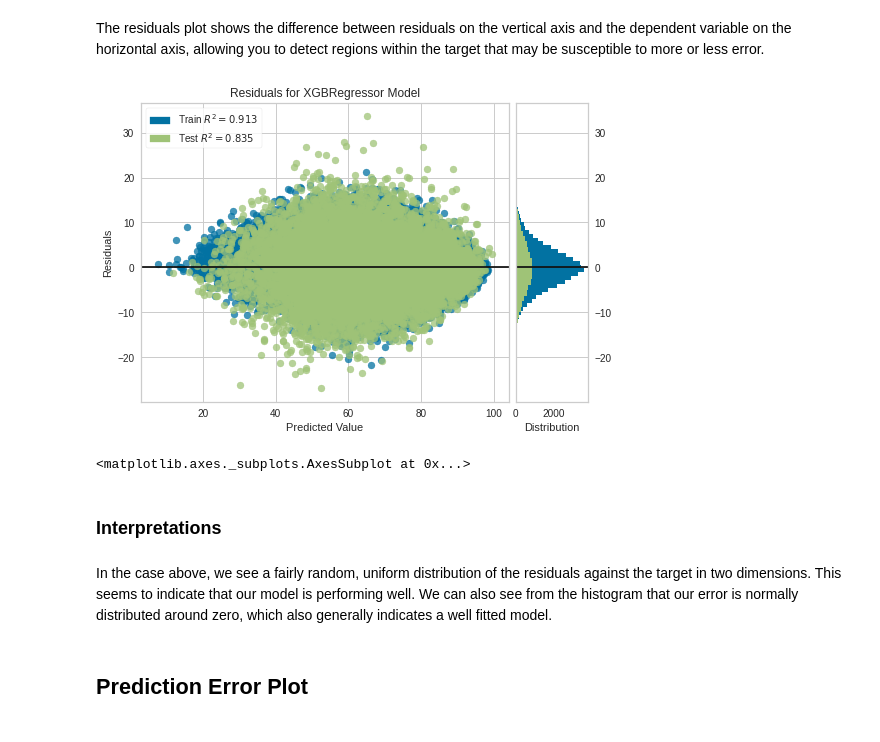
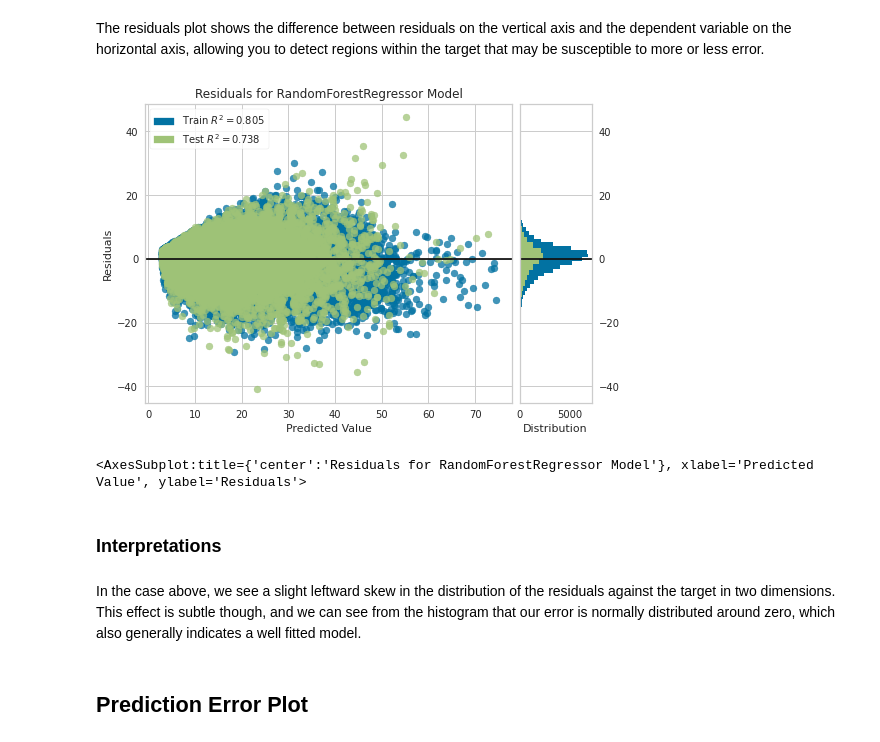
Before and after one commit to jcweaver/broadband-capstone, a Jupyter notebook: notebooks/modeling/poverty_rate/poverty_rate_v2/Error_Analysis_template.ipynb, the cells around one changed output. Cells and saved outputs as stored; diff of their text form; code cells hidden in the pictures.

Commit message:
added notebooks for error analysis and modeling

```diff
--- a/notebooks/modeling/poverty_rate/poverty_rate_v2/Error_Analysis_template.ipynb
+++ b/notebooks/modeling/poverty_rate/poverty_rate_v2/Error_Analysis_template.ipynb
@@ -3,7 +41,27 @@
+# %%
+ind_vars  = ['Wired_Provider_Count',
+             'median_age_overall',
+             'Ookla Median Download Speed (Mbps)',
+             'employment_rate',
+             'pct_computing_device_with_broadband',
+             'pct_only_cellular',
+             'pct_computing_device',
+             'pct_white',
+             'pct_pop_disability',
+             'pct_internet_broadband_satellite',
+             'pct_internet',
+             'pct_internet_broadband_any_type',
+             'pct_pop_20_to_24']
+
+target = ['poverty_rate']
+
+X_train = training_data[ind_vars]
+X_test = test_data[ind_vars]
+y_train = training_data[target]
+y_test = test_data[target]
 # %%
 ## transfer to np array for error analysis
-
-# X_train_1 = np.squeeze(np.asarray(X_train))
-# y_train_1 = np.squeeze(np.asarray(y_train))
-# X_test_1 = np.squeeze(np.asarray(X_test))
-# y_test_1 = np.squeeze(np.asarray(y_test))
+X_train_1 = np.squeeze(np.asarray(X_train))
+y_train_1 = np.squeeze(np.asarray(y_train))
+X_test_1 = np.squeeze(np.asarray(X_test))
+y_test_1 = np.squeeze(np.asarray(y_test))
@@ -16,0 +68,8 @@ import scipy.stats as stats
+# %%
+#Read in model
+with open('/home/ec2-user/capstone/broadband-capstone/models/poverty_rate_random_forest_2.sav', 'rb') as f:
+    rf2 = pickle.load(f)
+# %%
+#Feed in data to model
+rf2.fit(X_train_1,y_train_1)
+y_pred_1 = rf2.predict(X_test_1)
@@ -19,18 +89,18 @@ import scipy.stats as stats
 # %% [markdown]
 The residuals plot shows the difference between residuals on the vertical axis and the dependent variable on the horizontal axis, allowing you to detect regions within the target that may be susceptible to more or less error.
 # %%
-visualizer = ResidualsPlot(xg_reg)
+visualizer = ResidualsPlot(rf2)
 
 visualizer.fit(X_train_1, y_train_1)  # Fit the training data to the visualizer
 visualizer.score(X_test_1, y_test_1)  # Evaluate the model on the test data
 visualizer.show()
 # %% [output]
-[figure, old version]
+[figure, new version]
-<matplotlib.axes._subplots.AxesSubplot at 0x...>
+<AxesSubplot:title={'center':'Residuals for RandomForestRegressor Model'}, xlabel='Predicted Value', ylabel='Residuals'>
 # %% [markdown]
 ### Interpretations
 # %% [markdown]
-In the case above, we see a fairly random, uniform distribution of the residuals against the target in two dimensions. This seems to indicate that our model is performing well. We can also see from the histogram that our error is normally distributed around zero, which also generally indicates a well fitted model.
+In the case above, we see a slight leftward skew in the distribution of the residuals against the target in two dimensions. This effect is subtle though, and we can see from the histogram that our error is normally distributed around zero, which also generally indicates a well fitted model.
 # %% [markdown]
 ## Prediction Error Plot
 # %% [markdown]
```
Also changed, not shown: parts of 12 cells of this notebook, 3 other files.
